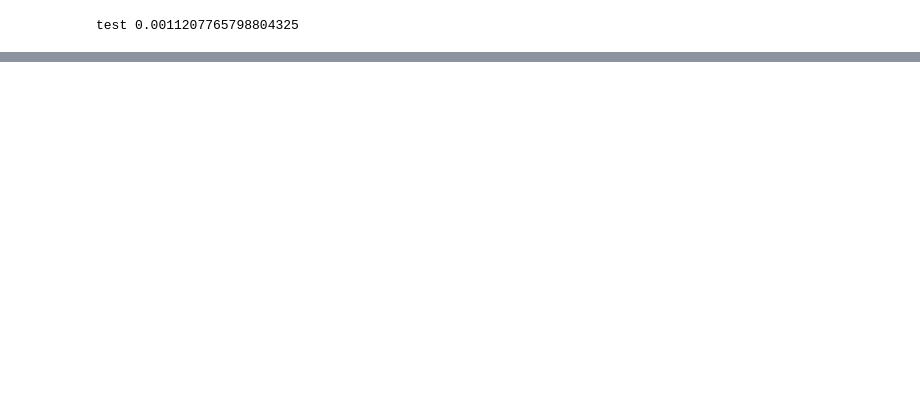
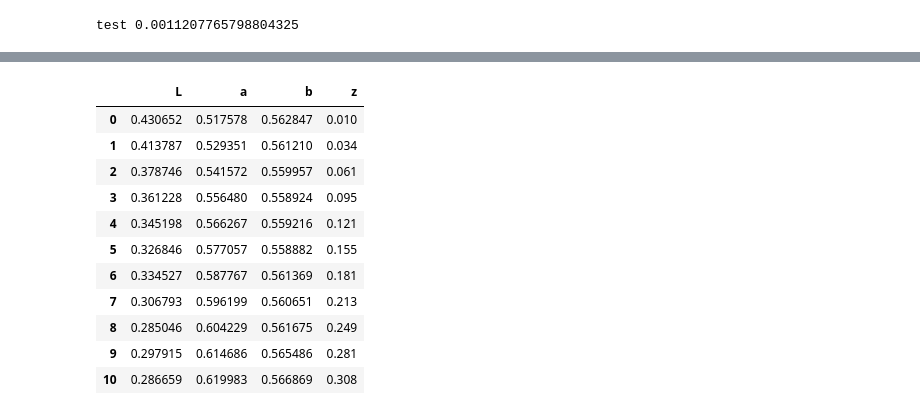
Before and after one commit to nbauersfeld/sma, a Jupyter notebook: 04.evaluate.1.ipynb, the cells around one changed output, grey strips where cells are left out. Saved outputs shown, nothing was run; the diff lists cells and outputs as text; code cells hidden in the pictures; blank space fills up the shorter version.

```diff
--- a/04.evaluate.1.ipynb
+++ b/04.evaluate.1.ipynb
@@ -223,0 +290,15 @@ train 6.319075837941838e-06
+# %%
+train_data
+# %% [output]
+|  | L | a | b | z |
+| 0 | 0.430652 | 0.517578 | 0.562847 | 0.010 |
+| 1 | 0.413787 | 0.529351 | 0.561210 | 0.034 |
+| 2 | 0.378746 | 0.541572 | 0.559957 | 0.061 |
+| 3 | 0.361228 | 0.556480 | 0.558924 | 0.095 |
+| 4 | 0.345198 | 0.566267 | 0.559216 | 0.121 |
+| 5 | 0.326846 | 0.577057 | 0.558882 | 0.155 |
+| 6 | 0.334527 | 0.587767 | 0.561369 | 0.181 |
+| 7 | 0.306793 | 0.596199 | 0.560651 | 0.213 |
+| 8 | 0.285046 | 0.604229 | 0.561675 | 0.249 |
+| 9 | 0.297915 | 0.614686 | 0.565486 | 0.281 |
+| 10 | 0.286659 | 0.619983 | 0.566869 | 0.308 |
```
Also changed, not shown: parts of 28 cells of this notebook, 6 other files.
